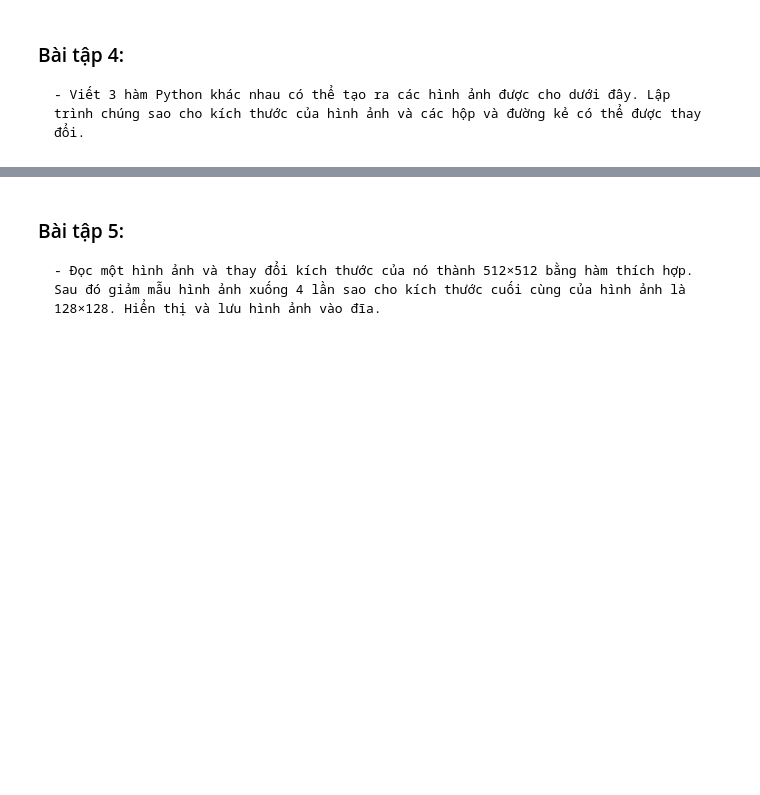
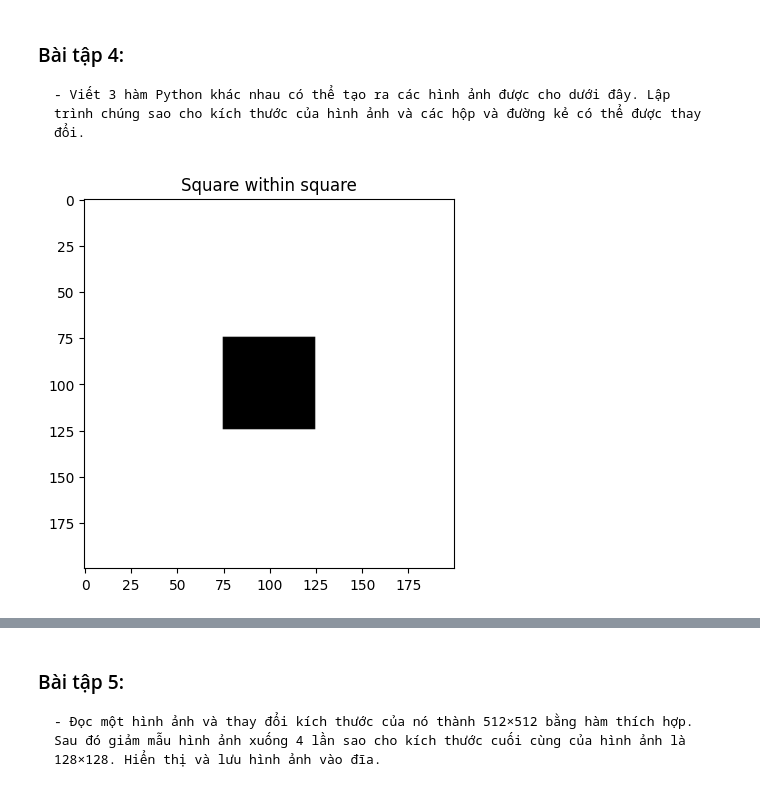
Before and after one commit to KyTranDE/Image-Proccessing, a Jupyter notebook: Practice_week2/lab2.ipynb, the cells around one changed output, grey strips where cells are left out. Saved outputs shown, nothing was run; the diff lists cells and outputs as text; code cells hidden in the pictures; blank space fills up the shorter version.

```diff
--- a/Practice_week2/lab2.ipynb
+++ b/Practice_week2/lab2.ipynb
@@ -86,3 +101,20 @@ plt.imshow(img_x, cmap='gray')
 ### Bài tập 4:
 
     - Viết 3 hàm Python khác nhau có thể tạo ra các hình ảnh được cho dưới đây. Lập trình chúng sao cho kích thước của hình ảnh và các hộp và đường kẻ có thể được thay đổi.
+# %%
+def draw_square_within_square(image_size=100, inner_size=30):
+    # Tạo hình ảnh toàn màu trắng
+    img = np.ones((image_size, image_size), dtype=np.uint8) * 255
+
+    # Tạo hình vuông bên trong (ở giữa)
+    start = (image_size - inner_size) // 2
+    img[start:start+inner_size, start:start+inner_size] = 0  # Hình vuông đen ở giữa
+
+    # Hiển thị hình ảnh
+    plt.imshow(img, cmap='gray')
+    plt.title('Square within square')
+    plt.show()
+
+draw_square_within_square(200, 50)
+# %% [output]
+[figure, added]
```
Also changed, not shown: parts of 8 cells of this notebook.
